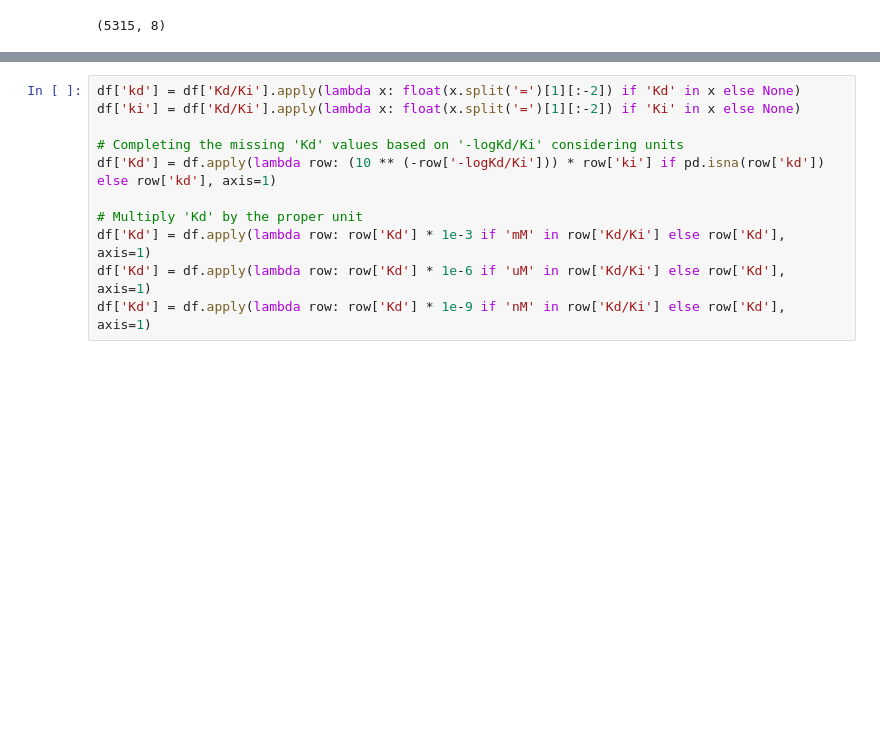
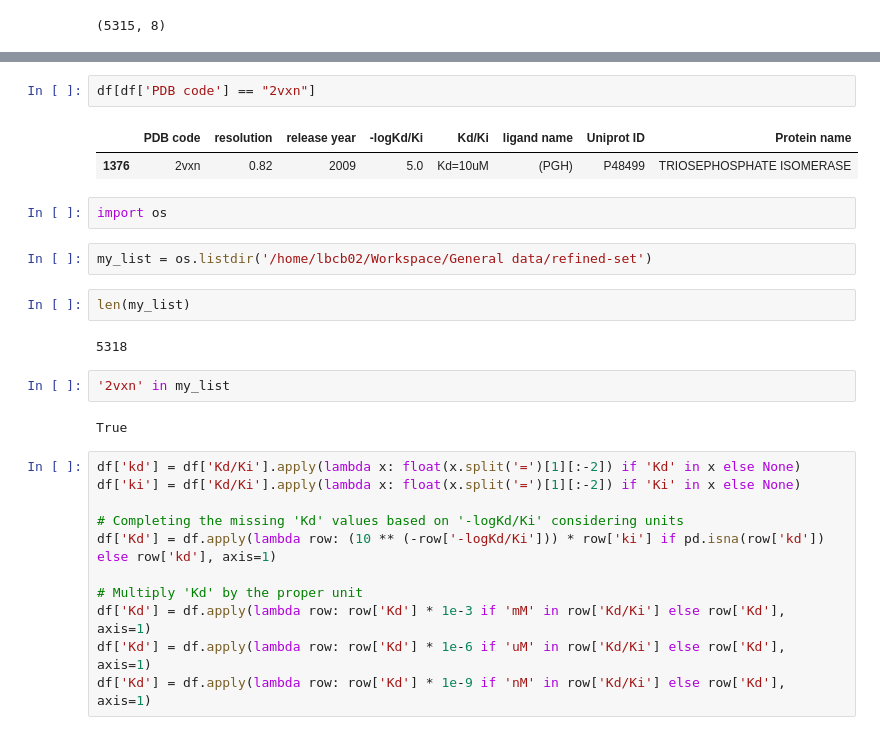
Before and after one commit to glauco-endrigo/BindRanker, a Jupyter notebook: Analytics/pdb_binda_data.ipynb, the cells around one changed output, grey strips where cells are left out. Drawn from its saved outputs; the diff is of its cells as text; blank space fills up the shorter version.

```diff
--- a/Analytics/pdb_binda_data.ipynb
+++ b/Analytics/pdb_binda_data.ipynb
@@ -70,6 +70,23 @@ df.head()
 | 2 | 3g2y | 1.31 | 2009 | 2.0 | Ki=10mM | (GF4) | Q9L5C8 | BETA-LACTAMASE CTX-M-9A |
 | 3 | 3pce | 2.06 | 1998 | 2.0 | Ki=10mM | (3HP) | P00436 | PROTOCATECHUATE 3,4-DIOXYGENASE |
 | 4 | 4qsu | 1.90 | 2014 | 2.0 | Kd=10mM | (TDR) | Q6PL18 | ATPASE FAMILY AAA DOMAIN-CONTAINI... |
+# %%
+df[df['PDB code'] == "2vxn"]
+# %% [output]
+|  | PDB code | resolution | release year | -logKd/Ki | Kd/Ki | ligand name | Uniprot ID | Protein name |
+| 1376 | 2vxn | 0.82 | 2009 | 5.0 | Kd=10uM | (PGH) | P48499 | TRIOSEPHOSPHATE ISOMERASE |
+# %%
+import os
+# %%
+my_list = os.listdir('/home/lbcb02/Workspace/General data/refined-set')
+# %%
+len(my_list)
+# %% [output]
+5318
+# %%
+'2vxn' in my_list
+# %% [output]
+True
 # %%
 df['kd'] = df['Kd/Ki'].apply(lambda x: float(x.split('=')[1][:-2]) if 'Kd' in x else None)
 df['ki'] = df['Kd/Ki'].apply(lambda x: float(x.split('=')[1][:-2]) if 'Ki' in x else None)
```
Also changed, not shown: 5 other files.
